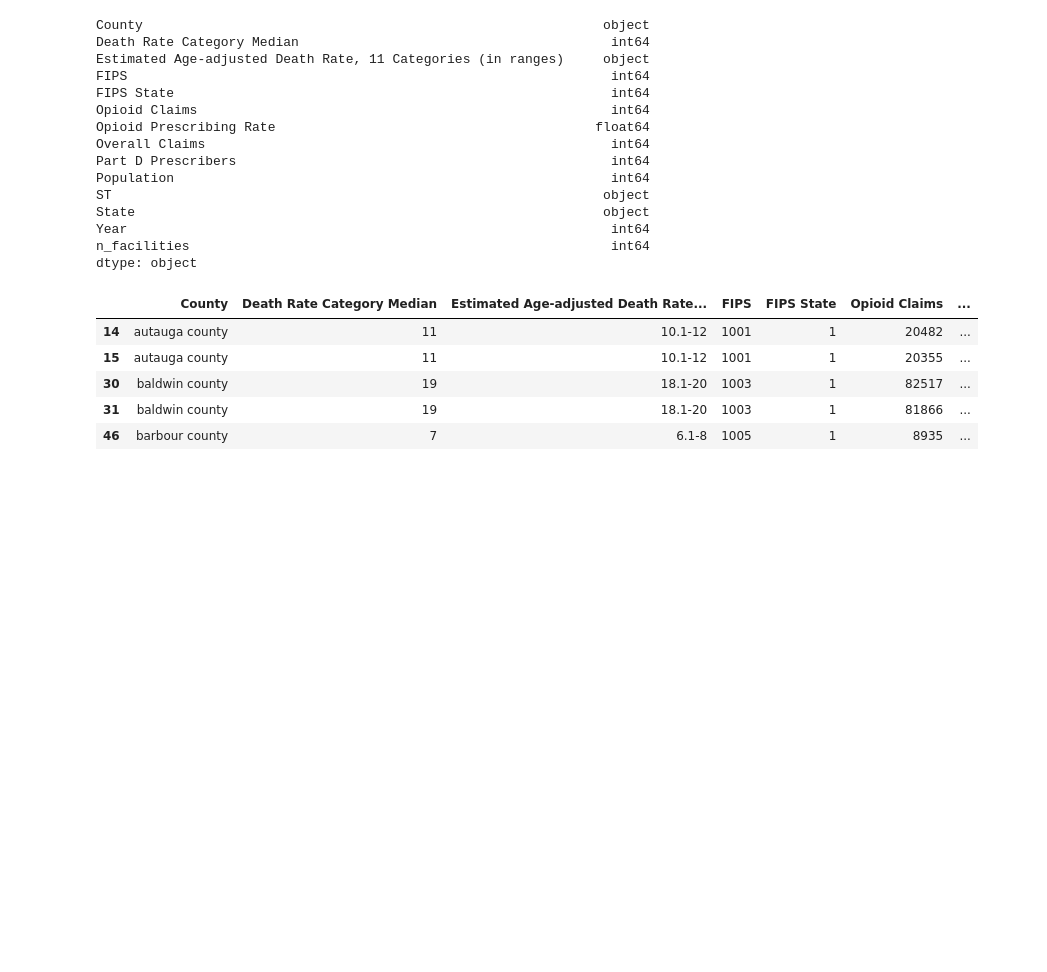
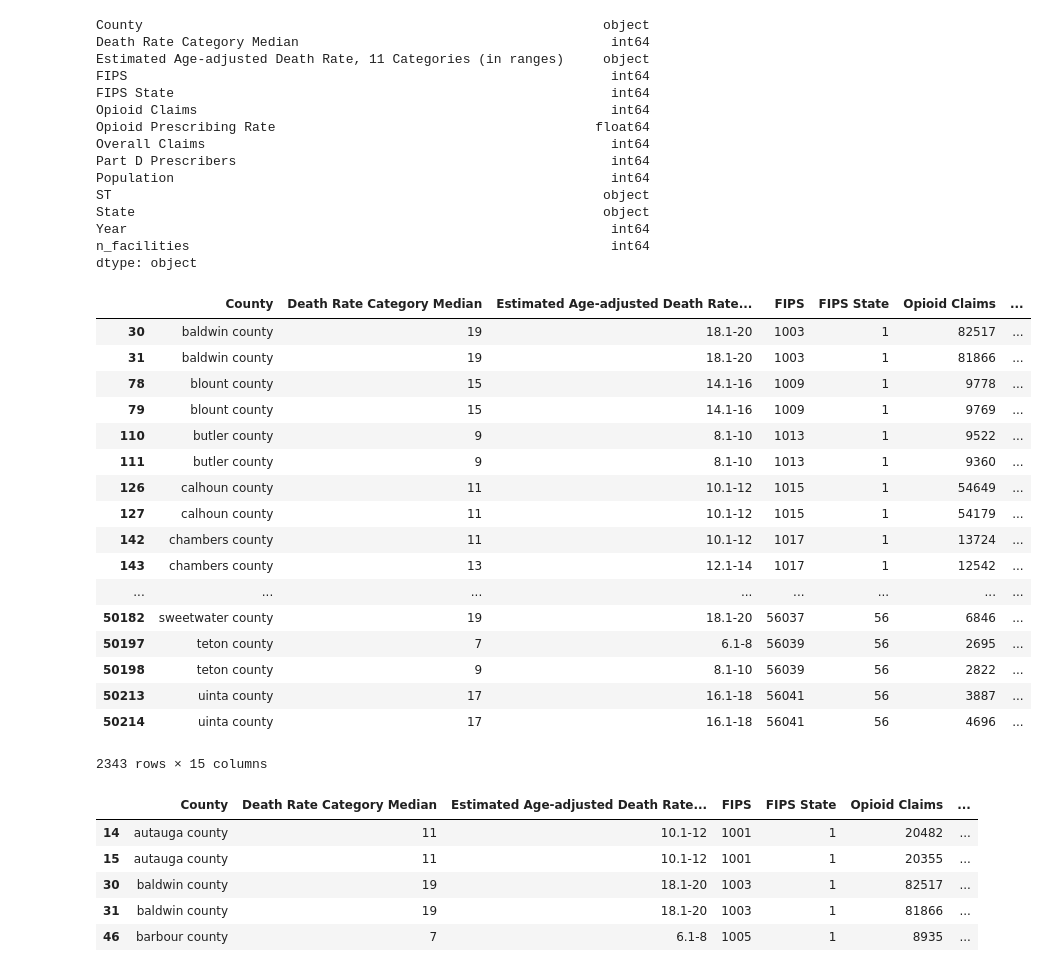
Before and after one commit to gkafka/Rehab4Rehab, a Jupyter notebook: RehabModel.ipynb, the cells around one changed output. Cells and saved outputs as stored; diff of their text form; code cells hidden in the pictures; blank space fills up the shorter version.

```diff
--- a/RehabModel.ipynb
+++ b/RehabModel.ipynb
@@ -78,6 +78,29 @@ State                                                            object
 Year                                                              int64
 n_facilities                                                      int64
 dtype: object
+# %%
+df['Facility Density'] = df['n_facilities'].values/df['Population']
+df.head()
+df[df['n_facilities'] > 0]
+# %% [output]
+|  | County | Death Rate Category Median | Estimated Age-adjusted Death Rate... | FIPS | FIPS State | Opioid Claims | ... |
+| 30 | baldwin county | 19 | 18.1-20 | 1003 | 1 | 82517 | ... |
+| 31 | baldwin county | 19 | 18.1-20 | 1003 | 1 | 81866 | ... |
+| 78 | blount county | 15 | 14.1-16 | 1009 | 1 | 9778 | ... |
+| 79 | blount county | 15 | 14.1-16 | 1009 | 1 | 9769 | ... |
+| 110 | butler county | 9 | 8.1-10 | 1013 | 1 | 9522 | ... |
+| 111 | butler county | 9 | 8.1-10 | 1013 | 1 | 9360 | ... |
+| 126 | calhoun county | 11 | 10.1-12 | 1015 | 1 | 54649 | ... |
+| 127 | calhoun county | 11 | 10.1-12 | 1015 | 1 | 54179 | ... |
+| 142 | chambers county | 11 | 10.1-12 | 1017 | 1 | 13724 | ... |
+| 143 | chambers county | 13 | 12.1-14 | 1017 | 1 | 12542 | ... |
+| ... | ... | ... | ... | ... | ... | ... | ... |
+| 50182 | sweetwater county | 19 | 18.1-20 | 56037 | 56 | 6846 | ... |
+| 50197 | teton county | 7 | 6.1-8 | 56039 | 56 | 2695 | ... |
+| 50198 | teton county | 9 | 8.1-10 | 56039 | 56 | 2822 | ... |
+| 50213 | uinta county | 17 | 16.1-18 | 56041 | 56 | 3887 | ... |
+| 50214 | uinta county | 17 | 16.1-18 | 56041 | 56 | 4696 | ... |
+2343 rows × 15 columns
 # %%
 df_trim = df.copy();
 
```
Also changed, not shown: parts of 14 cells of this notebook, 8 other files.
